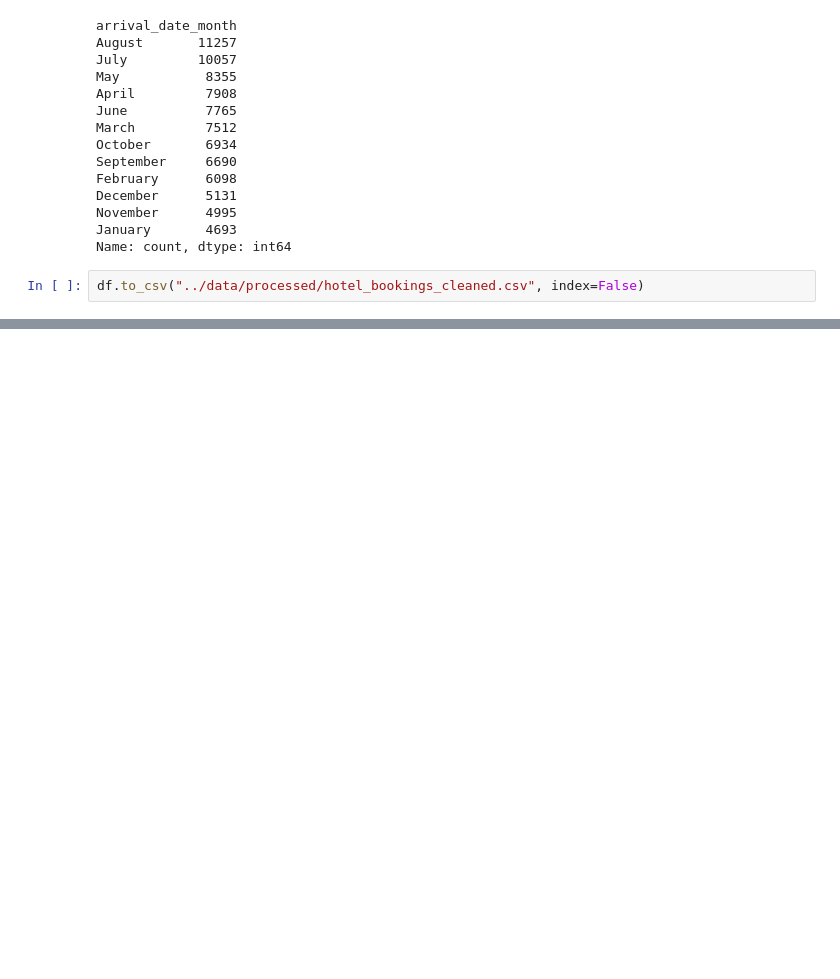
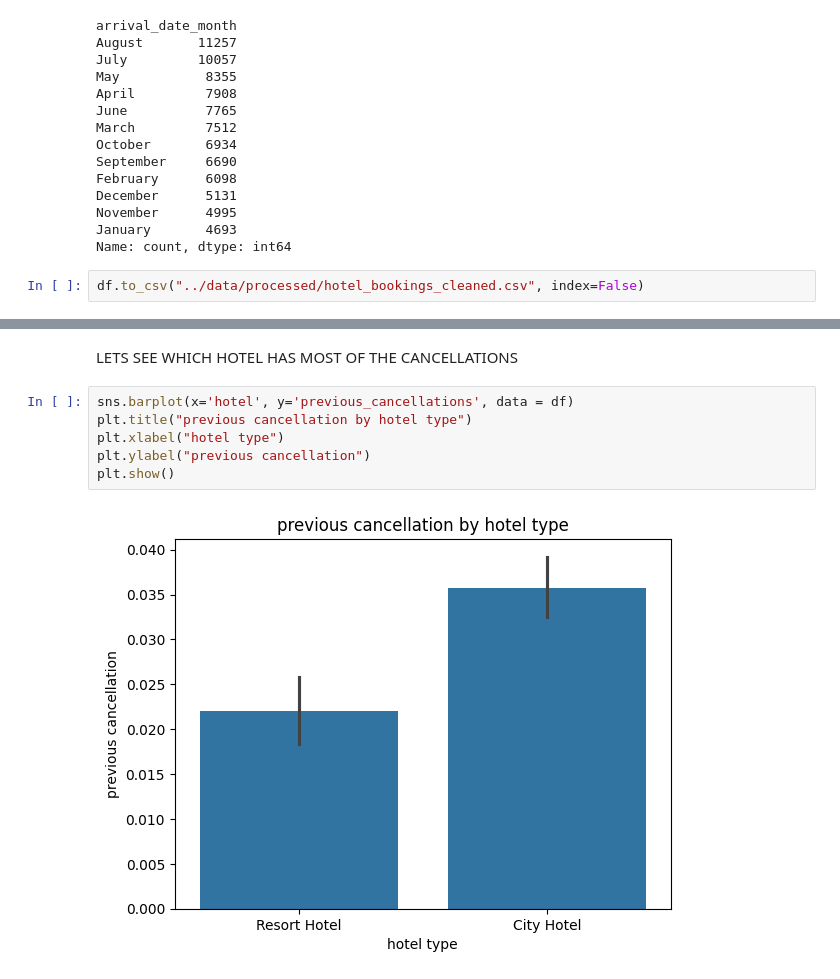
Before and after one commit to mayurimamdi/HotelBookingSystem, a Jupyter notebook: notebooks/01_eda.ipynb, the cells around one changed output, grey strips where cells are left out. Cells and saved outputs as stored; diff of their text form; blank space fills up the shorter version.

```diff
--- a/notebooks/01_eda.ipynb
+++ b/notebooks/01_eda.ipynb
@@ -217,0 +413,10 @@ df.to_csv("../data/processed/hotel_bookings_cleaned.csv", index=False)
+# %% [markdown]
+LETS SEE WHICH HOTEL HAS MOST OF THE CANCELLATIONS
+# %%
+sns.barplot(x='hotel', y='previous_cancellations', data = df)
+plt.title("previous cancellation by hotel type")
+plt.xlabel("hotel type")
+plt.ylabel("previous cancellation")
+plt.show()
+# %% [output]
+[figure, added]
```
Also changed, not shown: parts of 18 cells of this notebook.
